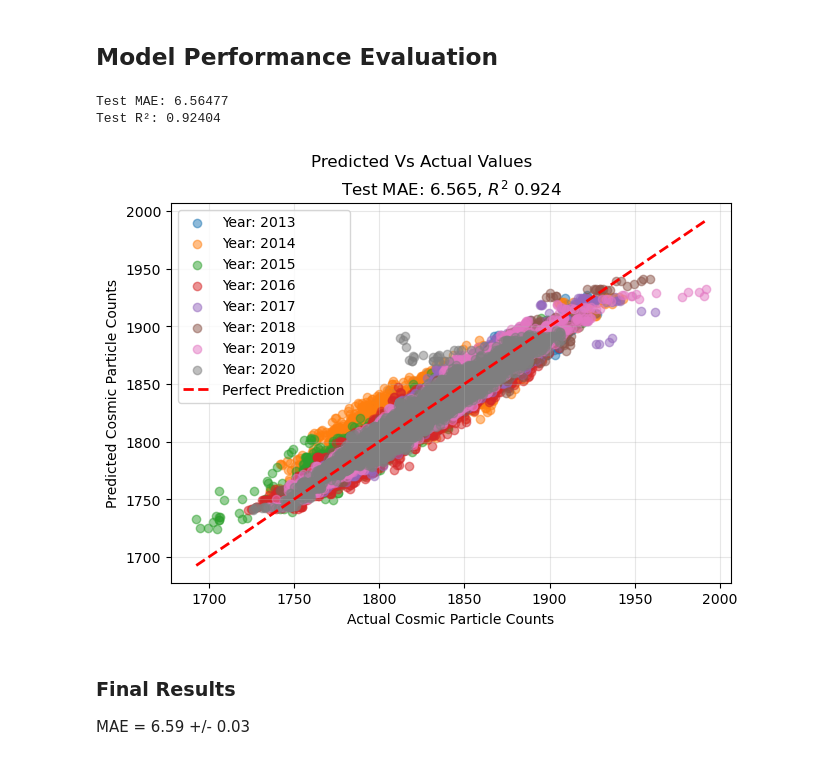
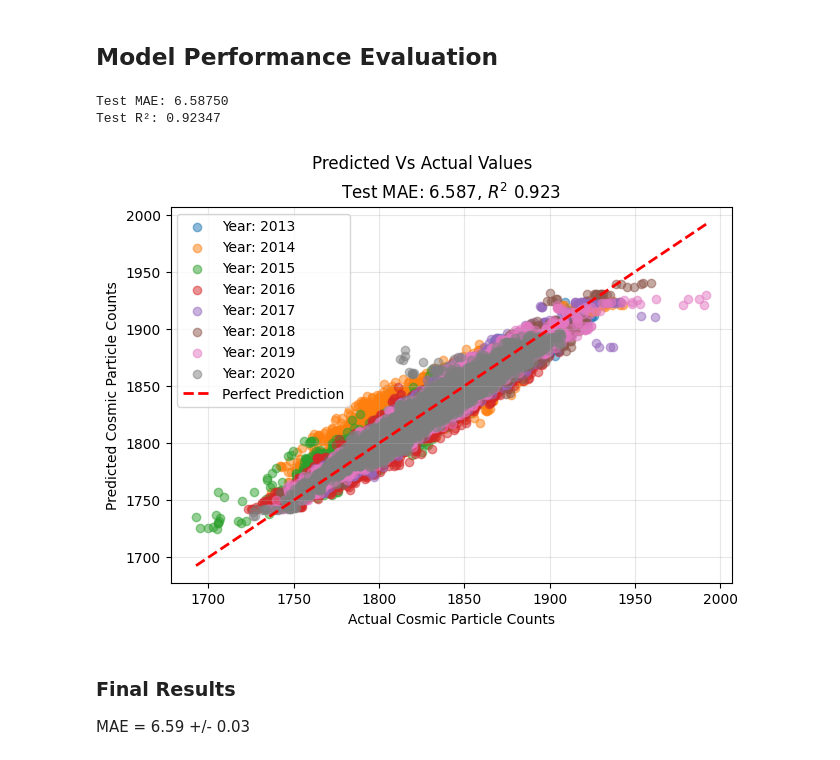
Before and after one commit to AGogosha/MLPhysAstr-CosRay-ReFlux, a Jupyter notebook: src/HistGradientBoost_Training.ipynb, the cells around one changed output. Saved outputs shown, nothing was run; the diff lists cells and outputs as text; code cells hidden in the pictures.

```diff
--- a/src/HistGradientBoost_Training.ipynb
+++ b/src/HistGradientBoost_Training.ipynb
@@ -33,13 +33,13 @@ year data.
 """
 targets = np.ravel(
     pd.read_csv(
-        "../Data/prepro_data.csv",
+        "../data/prepro_data.csv",
         usecols=["rateUncorr"],
     ).to_numpy()
 )
 
 features = pd.read_csv(
-    "../Data/prepro_data.csv",
+    "../data/prepro_data.csv",
     usecols=[
         "arrayFraction",
         "temperature",
@@ -49,7 +49,7 @@ features = pd.read_csv(
     ],
 )
 dates = pd.read_csv(
-    "../Data/prepro_data.csv",
+    "../data/prepro_data.csv",
     usecols=[
         "year_2013",
         "year_2014",
@@ -64,7 +64,7 @@ dates = pd.read_csv(
 # used for making visualizations
 years = np.ravel(
     pd.read_csv(
-        "../Data/prepro_data.csv",
+        "../data/prepro_data.csv",
         usecols=["year"],
     ).to_numpy()
 )
@@ -188,6 +189,7 @@ best_model = HistGradientBoostingRegressor(
     learning_rate=0.1,
     loss="absolute_error",
     min_samples_leaf=10,
+    random_state=10,
 )
 # Train the model
 best_model.fit(features_train, targets_train)
@@ -378,6 +381,7 @@ best_model_onehot = HistGradientBoostingRegressor(
     learning_rate=0.1,
     loss="squared_error",
     min_samples_leaf=10,
+    random_state=10,
 )
 
 
@@ -404,36 +408,36 @@ for year in np.unique(years):
         y_pred_onehot[idxs],
         alpha=0.5,
         label=f"Year: {year}",
     )  # Scatter plot of predictions vs actual
 # Perfect prediction line (y=x)
 min_val = min(targets_test_onehot.min(), y_pred.min())
 max_val = max(targets_test_onehot.max(), y_pred.max())
 plt.plot(
     [min_val, max_val],
     [min_val, max_val],
     "r--",
     linewidth=2,
     label="Perfect Prediction",
 )
 ax.set_xlabel("Actual Cosmic Particle Counts")
 ax.set_ylabel("Predicted Cosmic Particle Counts")
 ax.set_title(f"Test MAE: {test_mae_onehot:.3f}, $R^{2}$ {test_r2_onehot:.3f}")
 fig.suptitle("Predicted Vs Actual Values")
 # Add grid, legend and save plot to plots directory
 ax.legend(loc="best")
 plt.grid(True, alpha=0.3)
 plt.savefig(
     f"../plots/pred_vs_act_onehot_hist.{file_format}",
     format=file_format,
     dpi="figure",
     bbox_inches="tight",
 )
 plt.show()
 plt.close(fig)
 # %% [output]
-Test MAE: 6.56477
-Test R²: 0.92404
+Test MAE: 6.58750
+Test R²: 0.92347
-[figure, old version]
+[figure, new version]
 # %% [markdown]
 ### Final Results
 
```
Also changed, not shown: parts of 15 cells of this notebook, 8 other files.
